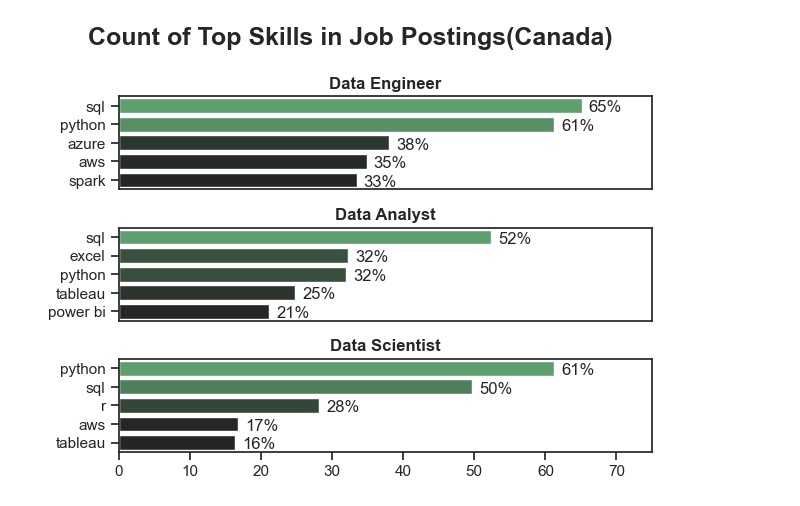
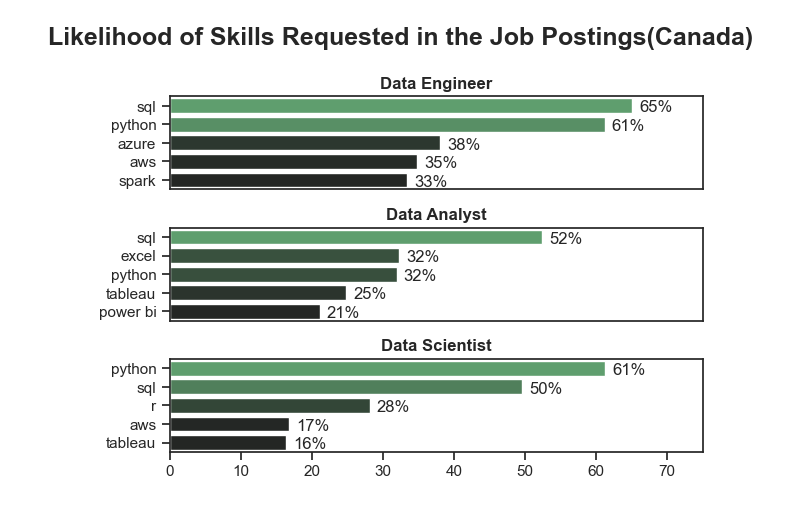
Before and after one commit to Shashwateran/1_Python_project, a Jupyter notebook: Project/2_Skills_Demand.ipynb, the cells around one changed output. Saved outputs shown, nothing was run; the diff lists cells and outputs as text; code cells hidden in the pictures.

```diff
--- a/Project/2_Skills_Demand.ipynb
+++ b/Project/2_Skills_Demand.ipynb
@@ -45,28 +45,26 @@ fig.tight_layout()
 # %%
 df_merged
 fig , ax = plt.subplots(len(job_titles), 1)
 sns.set_theme(style= 'ticks')
 
 for i , title in enumerate(job_titles):
     df_plot = df_merged[df_merged['job_title_short'] == title].head(5)
-    # df_plot.plot(kind = 'barh', x = 'job_skills', y = 'value counts', ax = ax[i], title = title, legend = False)
     sns.barplot(data= df_plot, x = 'skills %', y = 'job_skills', ax = ax[i], hue = 'value counts', palette= 'dark:g', legend= False)
-    # ax[i].invert_yaxis()
     ax[i].set_ylabel('')
     ax[i].set_xlabel('')
     ax[i].set_title(title, fontweight = 'bold')
     ax[i].set_xlim(0, 75)
 
 
     for n , v in enumerate(df_plot['skills %']):
         ax[i].text(v+1, n + 0.1, f'{v:.0f}%', va ='center')
 
     if i != len(job_titles) - 1:
         ax[i].set_xticks([])
 
 
 
-fig.suptitle(f'Count of Top Skills in Job Postings({country})', fontweight ='bold', fontsize = 18)
+fig.suptitle(f'Likelihood of Skills Requested in the Job Postings({country})', fontweight ='bold', fontsize = 18)
 fig.tight_layout()
 # %% [output]
-[figure, old version]
+[figure, new version]
```
Also changed, not shown: parts of 1 cell of this notebook, 9 other files.
